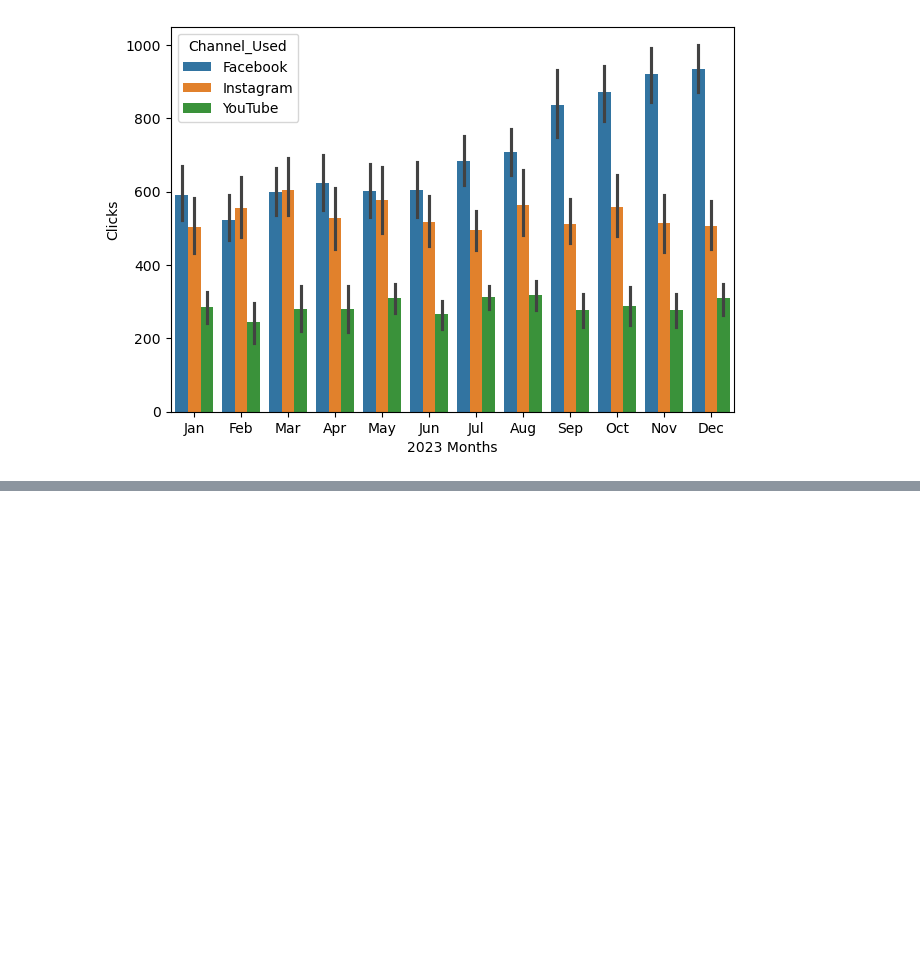
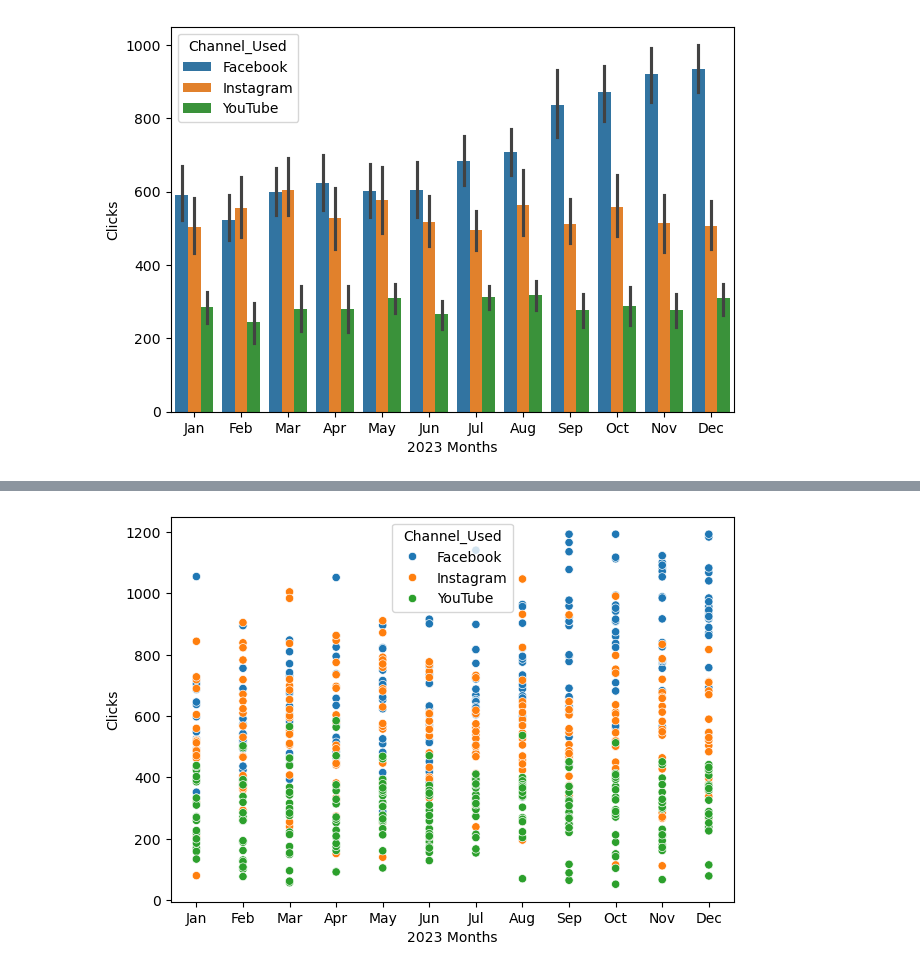
Before and after one commit to taimoorrauf607/2, a Jupyter notebook: data cleaning.ipynb, the cells around one changed output, grey strips where cells are left out. Cells and saved outputs as stored; diff of their text form; code cells hidden in the pictures; blank space fills up the shorter version.

```diff
--- a/data cleaning.ipynb
+++ b/data cleaning.ipynb
@@ -410,0 +418,7 @@ plt.show()
+# %%
+plt.figure(figsize=(16,5))
+plt.subplot(121)
+sns.scatterplot(data=df,y='Clicks',x='2023 Months',hue='Channel_Used')
+plt.show()
+# %% [output]
+[figure, added]
```
Also changed, not shown: parts of 1 cell of this notebook.
